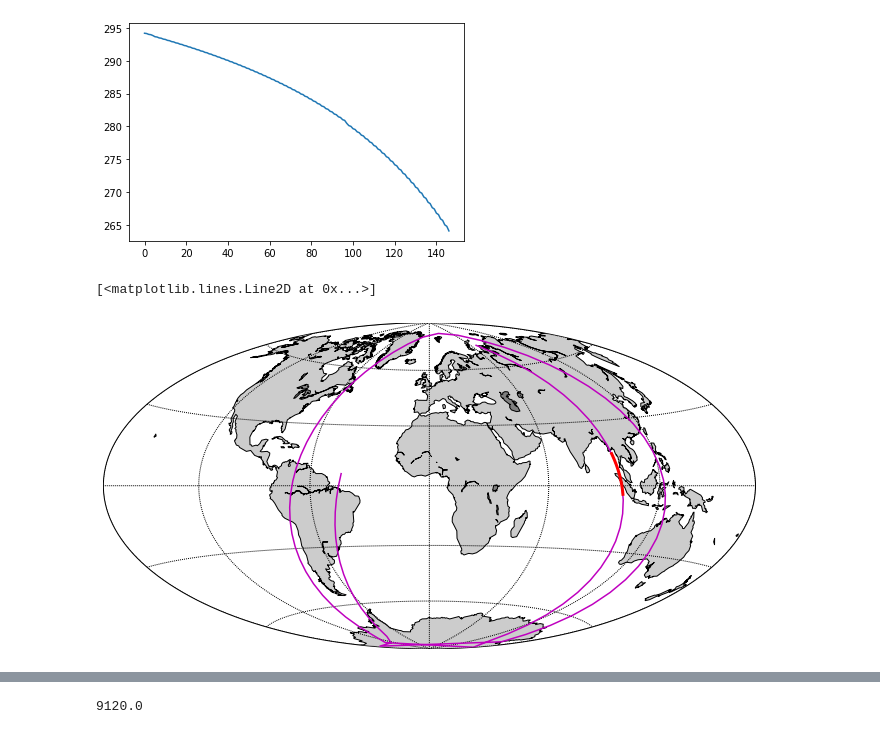
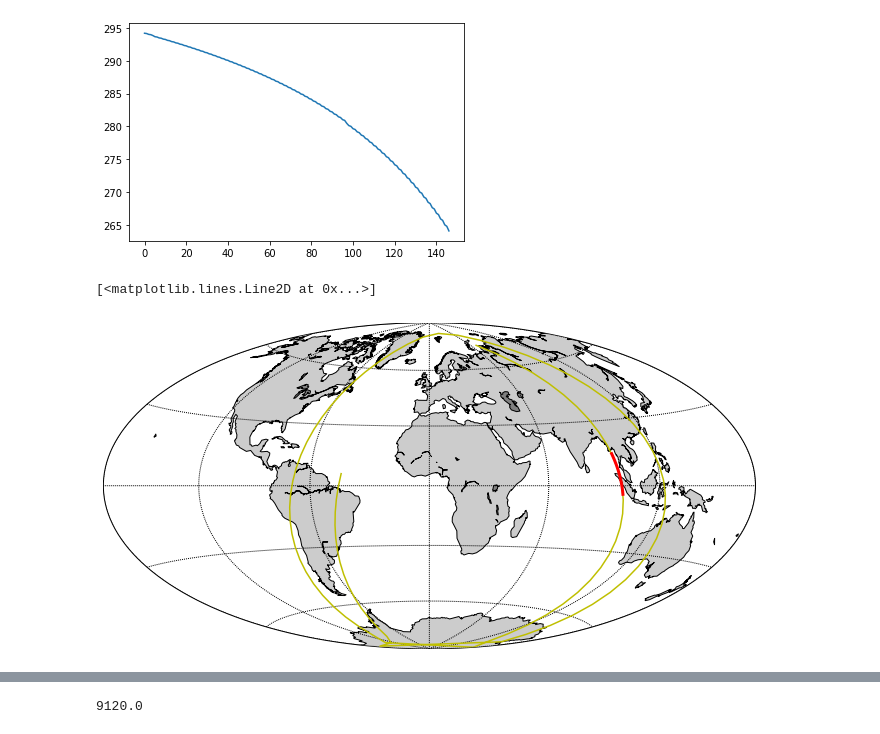
Before and after one commit to limu007/cube, a Jupyter notebook: Attitude_computed.ipynb, the cells around one changed output, grey strips where cells are left out. Saved outputs shown, nothing was run; the diff lists cells and outputs as text; code cells hidden in the pictures.

```diff
--- a/Attitude_computed.ipynb
+++ b/Attitude_computed.ipynb
@@ -295,20 +295,20 @@ rep=np.array(rep).T
 # %%
 path=sat_coords.T
 from mpl_toolkits.basemap import Basemap
 pl.figure(figsize=(12,6))
 m = Basemap(projection='hammer',lon_0=0,resolution='c')
 m.drawcoastlines()
 m.drawparallels(np.arange(-90.,120.,30.))
 m.drawmeridians(np.arange(0.,420.,60.))
 
 ok=m.fillcontinents(color='0.8',lake_color='0.5')
 x,y=m(rep[0],rep[1])
-m.plot(x,y,'-m')
+m.plot(x,y,'-y')
 x,y=m(path[:,0],path[:,1])
 m.plot(x,y,'r',linewidth=3)
 # %% [output]
 [<matplotlib.lines.Line2D at 0x...>]
-[figure, old version]
+[figure, new version]
 # %%
 def cart2ang(ex,ey,ez):
     ra=np.arctan2(ey,ex)
```
Also changed, not shown: parts of 9 cells of this notebook.
